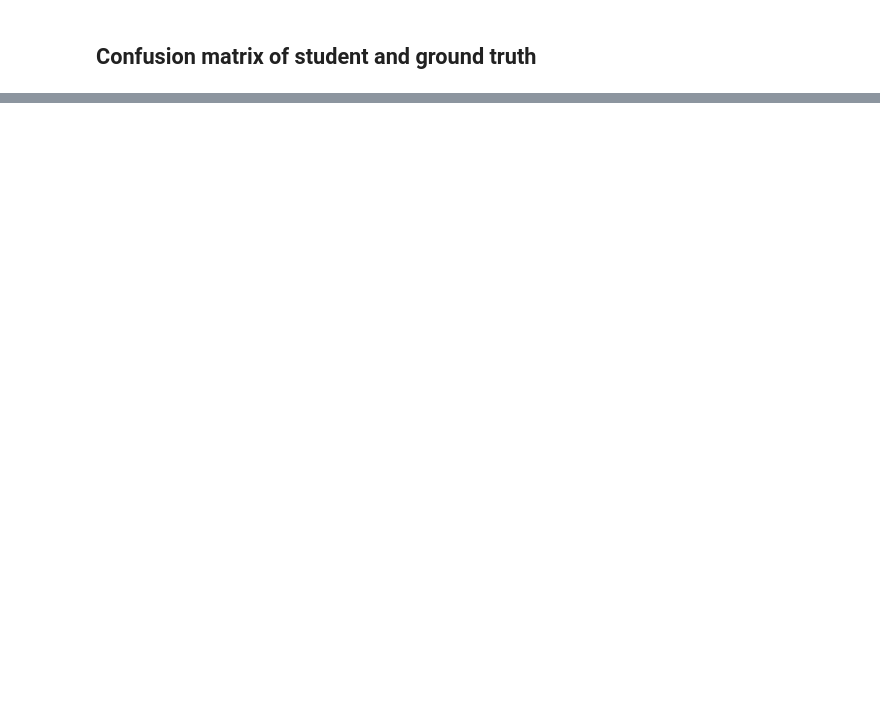
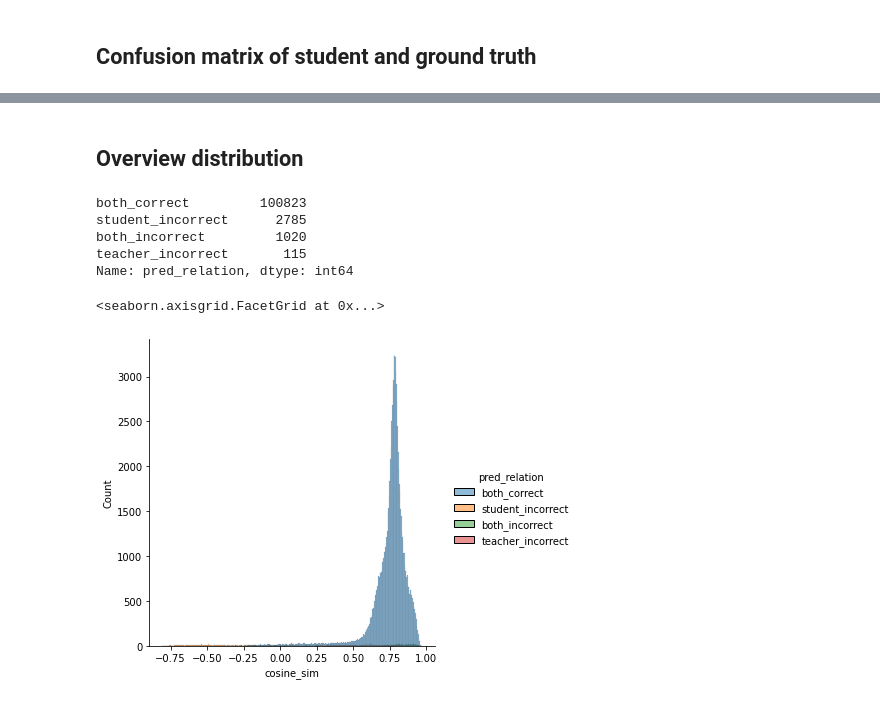
Before and after one commit to ProFatXuanAll/BERT-gang, a Jupyter notebook: confusion_matrix.ipynb, the cells around one changed output, grey strips where cells are left out. Drawn from its saved outputs; the diff is of its cells as text; code cells hidden in the pictures; blank space fills up the shorter version.

Commit message:
Analyze CLS embedding similarity distribution

```diff
--- a/confusion_matrix.ipynb
+++ b/confusion_matrix.ipynb
@@ -444,0 +310,15 @@ print(false_pos_sim[false_pos_sim < 0.5].size)
+# %% [markdown]
+## Overview distribution
+# %%
+cosine_sim_df['pred_relation'].value_counts()
+# %% [output]
+both_correct         100823
+student_incorrect      2785
+both_incorrect         1020
+teacher_incorrect       115
+Name: pred_relation, dtype: int64
+# %%
+sns.displot(cosine_sim_df, x='cosine_sim', hue='pred_relation')
+# %% [output]
+<seaborn.axisgrid.FacetGrid at 0x...>
+[figure, added]
```
Also changed, not shown: parts of 35 cells of this notebook.
